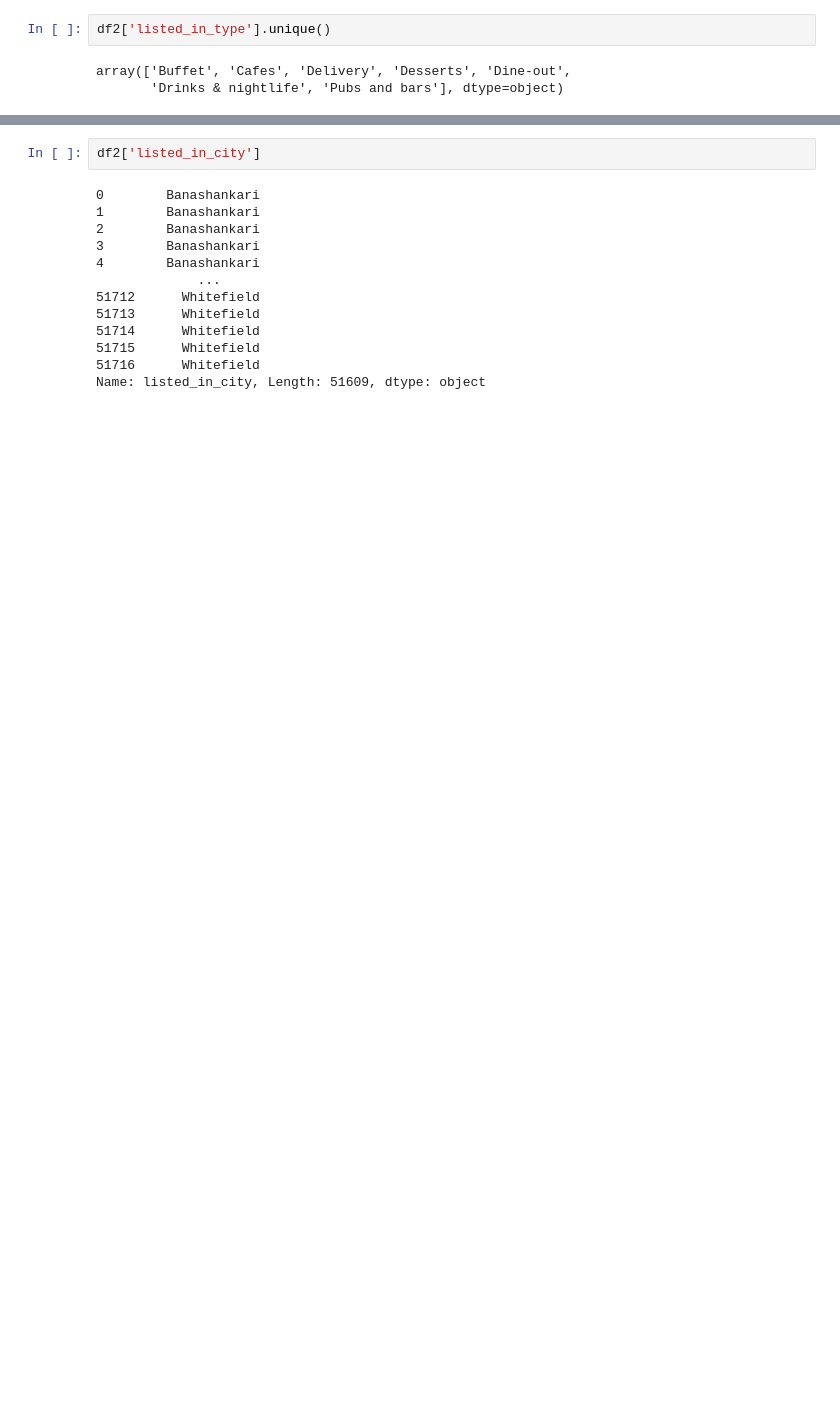
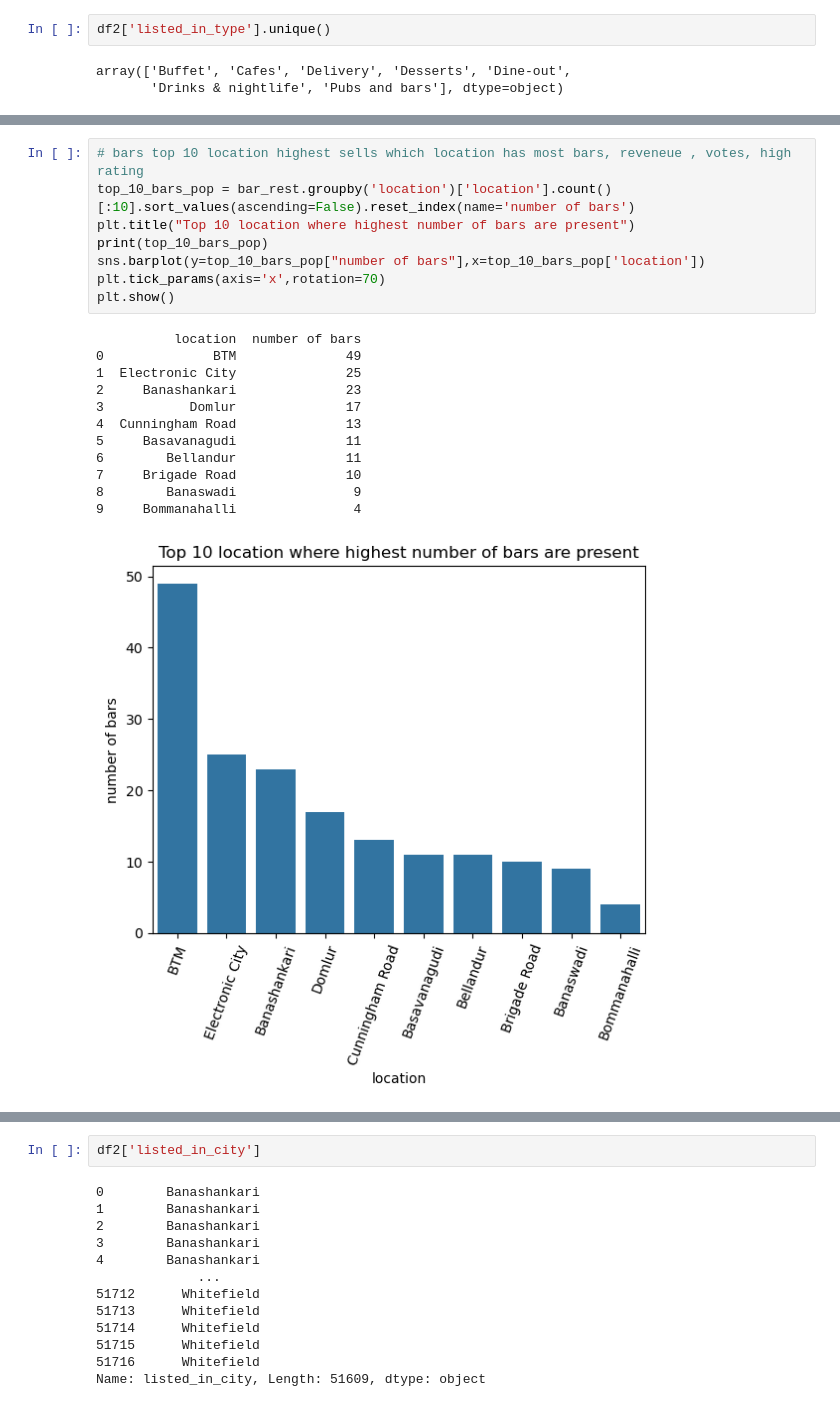
Before and after one commit to galibmulani/zomato_analysis, a Jupyter notebook: notebook.ipynb, the cells around one changed output, grey strips where cells are left out. Saved outputs shown, nothing was run; the diff lists cells and outputs as text; blank space fills up the shorter version.

```diff
--- a/notebook.ipynb
+++ b/notebook.ipynb
@@ -1054,0 +1242,21 @@ array(['Buffet', 'Cafes', 'Delivery', 'Desserts', 'Dine-out',
+# %%
+# bars top 10 location highest sells which location has most bars, reveneue , votes, high rating
+top_10_bars_pop = bar_rest.groupby('location')['location'].count()[:10].sort_values(ascending=False).reset_index(name='number of bars')
+plt.title("Top 10 location where highest number of bars are present")
+print(top_10_bars_pop)
+sns.barplot(y=top_10_bars_pop["number of bars"],x=top_10_bars_pop['location'])
+plt.tick_params(axis='x',rotation=70)
+plt.show()
+# %% [output]
+          location  number of bars
+0              BTM              49
+1  Electronic City              25
+2     Banashankari              23
+3           Domlur              17
+4  Cunningham Road              13
+5     Basavanagudi              11
+6        Bellandur              11
+7     Brigade Road              10
+8        Banaswadi               9
+9     Bommanahalli               4
+[figure, added]
```
Also changed, not shown: parts of 39 cells of this notebook.
